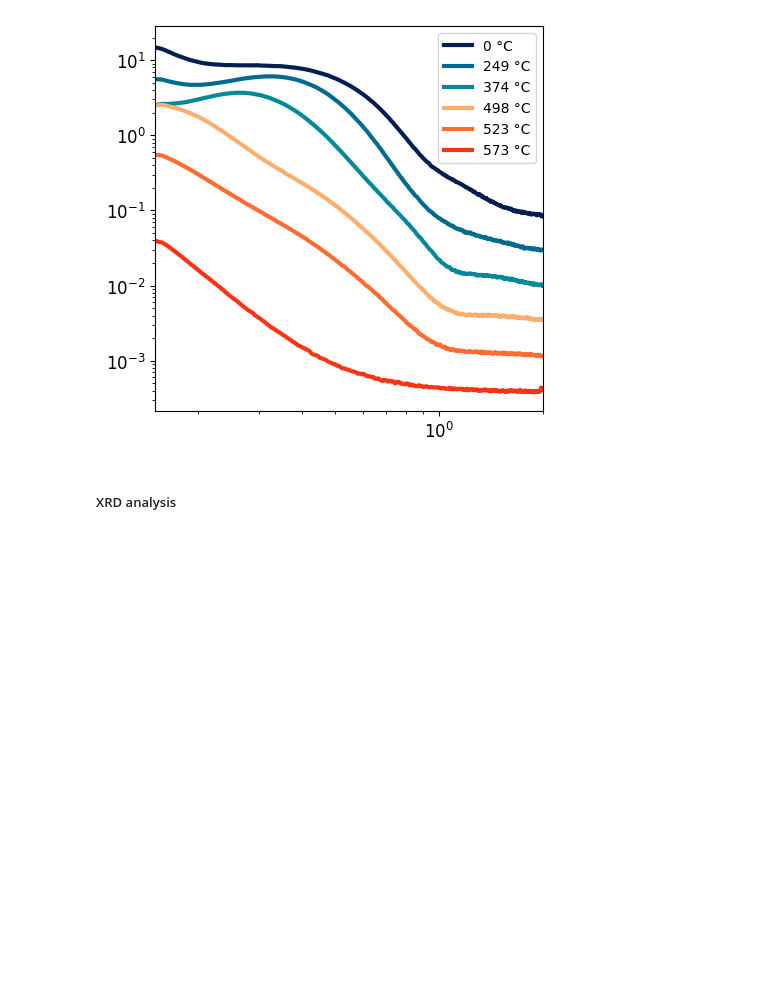
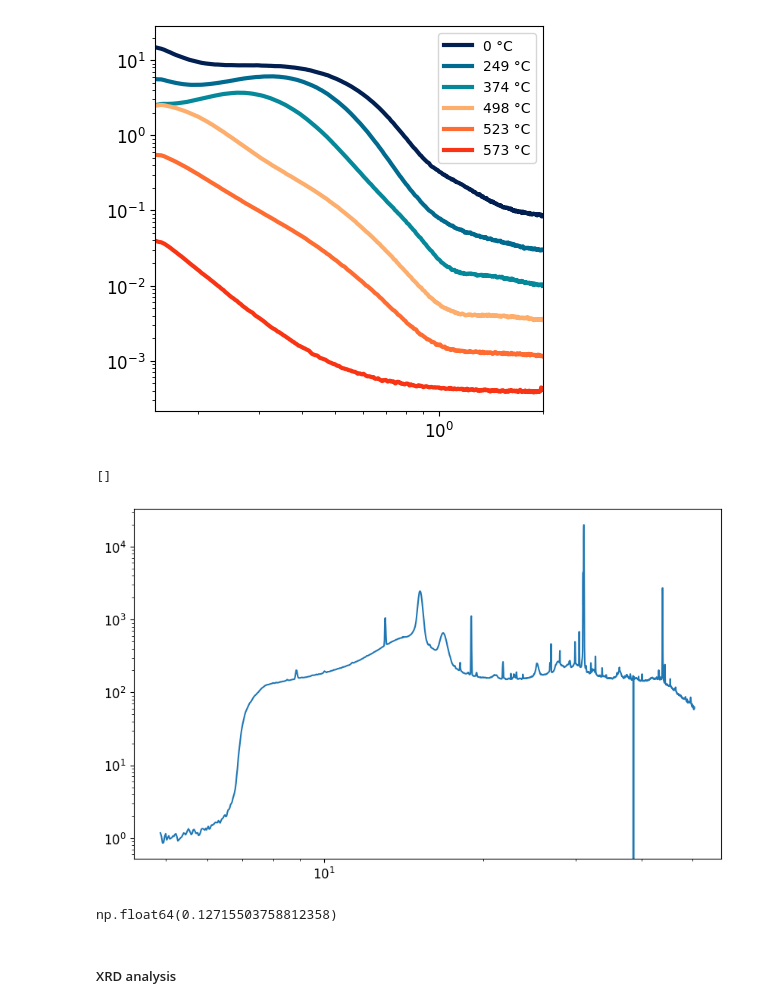
Before and after one commit to Akmalumarov/X_Ray_Scattering_Analysis, a Jupyter notebook: projects/Nanoparticles/Cu_Nps_Anokhin/Cu_NPs.ipynb, the cells around one changed output. Cells and saved outputs as stored; diff of their text form; code cells hidden in the pictures; blank space fills up the shorter version.

```diff
--- a/projects/Nanoparticles/Cu_Nps_Anokhin/Cu_NPs.ipynb
+++ b/projects/Nanoparticles/Cu_Nps_Anokhin/Cu_NPs.ipynb
@@ -179,6 +179,18 @@ plt.legend(fontsize=10)
 plt.show()
 # %% [output]
 [figure]
+# %%
+q, I = Cu_05_heat.get_1d_WAXS()
+plt.plot(q, I)
+plt.semilogy()
+plt.semilogx()
+# %% [output]
+[]
+[figure, added]
+# %%
+q[39]
+# %% [output]
+np.float64(0.12715503758812358)
 # %% [markdown]
 ##### XRD analysis
 # %%
```
Also changed, not shown: 3 other files.
